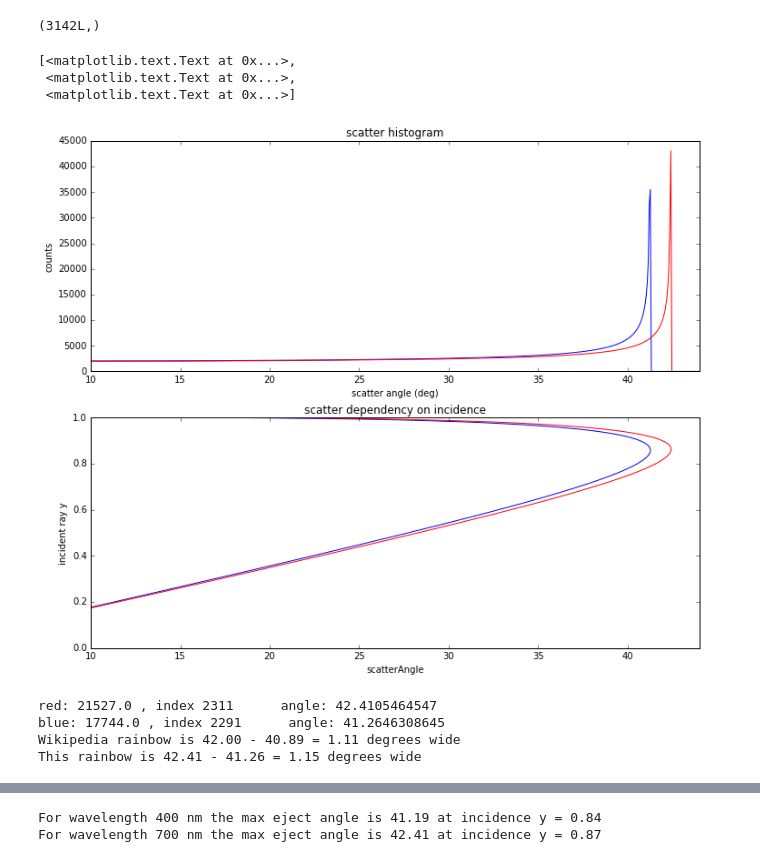
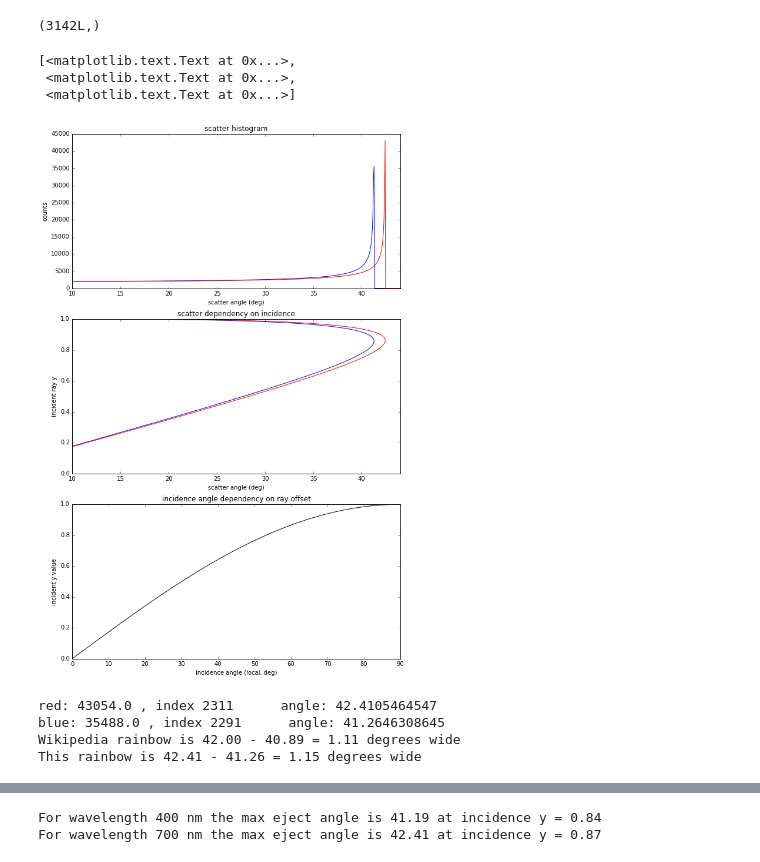
Before and after one commit to robfatland/percival, a Jupyter notebook: IPython Notebooks/Rainbow.ipynb, the cells around one changed output, grey strips where cells are left out. Cells and saved outputs as stored; diff of their text form; code cells hidden in the pictures.

```diff
--- a/IPython Notebooks/Rainbow.ipynb
+++ b/IPython Notebooks/Rainbow.ipynb
@@ -22,6 +25,9 @@ We build a conceptual picture of a rainbow using four ideas chained together; an
 %matplotlib inline
 
 import numpy as np
+import matplotlib.pyplot as plt
+
+pi = np.pi
 # %%
 epsilon = 0.001
 domain = np.arange(-pi/2., pi/2.0, epsilon)
@@ -89,44 +95,52 @@ def rtd(theta): return theta*180.0/pi
 def dtr(theta): return theta*pi/180.0
 # %%
 yIncident = []
+yIncidentAngleDeg = []
 angleRedDeg = []
 angleBlueDeg = []
 
-fig, axes = plt.subplots(2, figsize=(12,10))
+fig, axes = plt.subplots(3, figsize=(10,16))
 ax0 = axes[0]
 ax1 = axes[1]
+ax2 = axes[2]
 
 for y in np.arange(0.0, 1.0, 0.000001):
     yIncident.append(y)
+    yIncidentAngleDeg.append(np.arcsin(y)*180./pi)
     thetaRed = dropangle(y, 700.0)
     thetaBlue = dropangle(y, 400.0)
     angleRedDeg.append(rtd(thetaRed))
     angleBlueDeg.append(rtd(thetaBlue))
     redBin = getbin(thetaRed)
     blueBin = getbin(thetaBlue)
     if blueBin >= 0 and blueBin < bins: blueRange[blueBin] += 1
     if redBin >= 0 and redBin < bins: redRange[redBin] += 1
 
 # print type(domain)
 # print type(histogram)
 # plt.plot(domain, histogram)
 
 domainDegrees = domain * 180.0 / pi
 
 ax0.plot(domainDegrees, blueRange, 'b')
 ax0.plot(domainDegrees, redRange, 'r')
 ax0.set(xlim=(10.0, 44.0))
 ax0.set(xlabel='scatter angle (deg)', ylabel = 'counts', title='scatter histogram')
 
 ax1.plot(angleBlueDeg, yIncident, 'b')
 ax1.plot(angleRedDeg, yIncident, 'r')
 ax1.set(xlim=(10.0, 44.0))
 ax1.set(ylabel='incident ray y', xlabel = 'scatter angle (deg)', title='scatter dependency on incidence')
+
+ax2.plot(yIncidentAngleDeg, yIncident, 'k')
+# ax2.plot(angleRedDeg, yIncident, 'r')
+ax2.set(xlim=(0.0, 90.0),ylim=(0.0,1.0))
+ax2.set(ylabel='incident y value', xlabel = 'incidence angle (local, deg)', title='incidence angle dependency on ray offset')
 # %% [output]
 [<matplotlib.text.Text at 0x...>,
  <matplotlib.text.Text at 0x...>,
  <matplotlib.text.Text at 0x...>]
-[figure, old version]
+[figure, new version]
 # %%
 
 maxRedIndex = np.where(redRange == redRange.max())[0][0]
@@ -144,7 +158,7 @@ print 'This rainbow is', redMAD2, '-', blueMAD2, '=', round(redMaxAngleDegrees -
 # 40.89 to 42 (red) is 1.11 degrees (Wikipedia article on rainbows)
 # My rainbow is 1.146 degrees wide
 # %% [output]
-red: 21527.0 , index 2311      angle: 42.4105464547
-blue: 17744.0 , index 2291      angle: 41.2646308645
+red: 43054.0 , index 2311      angle: 42.4105464547
+blue: 35488.0 , index 2291      angle: 41.2646308645
 Wikipedia rainbow is 42.00 - 40.89 = 1.11 degrees wide
 This rainbow is 42.41 - 41.26 = 1.15 degrees wide
```
Also changed, not shown: parts of 10 cells of this notebook, 3 other files.
